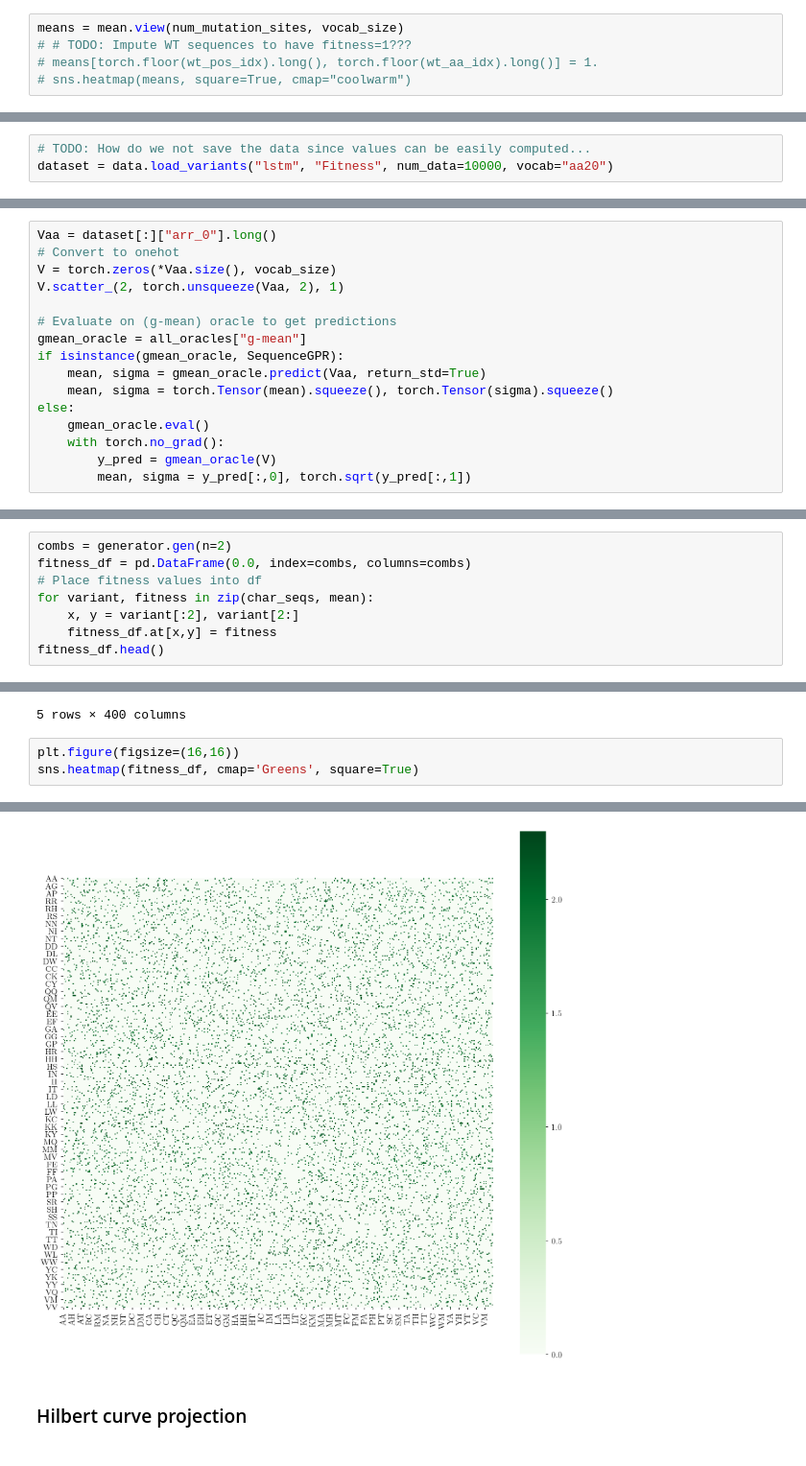
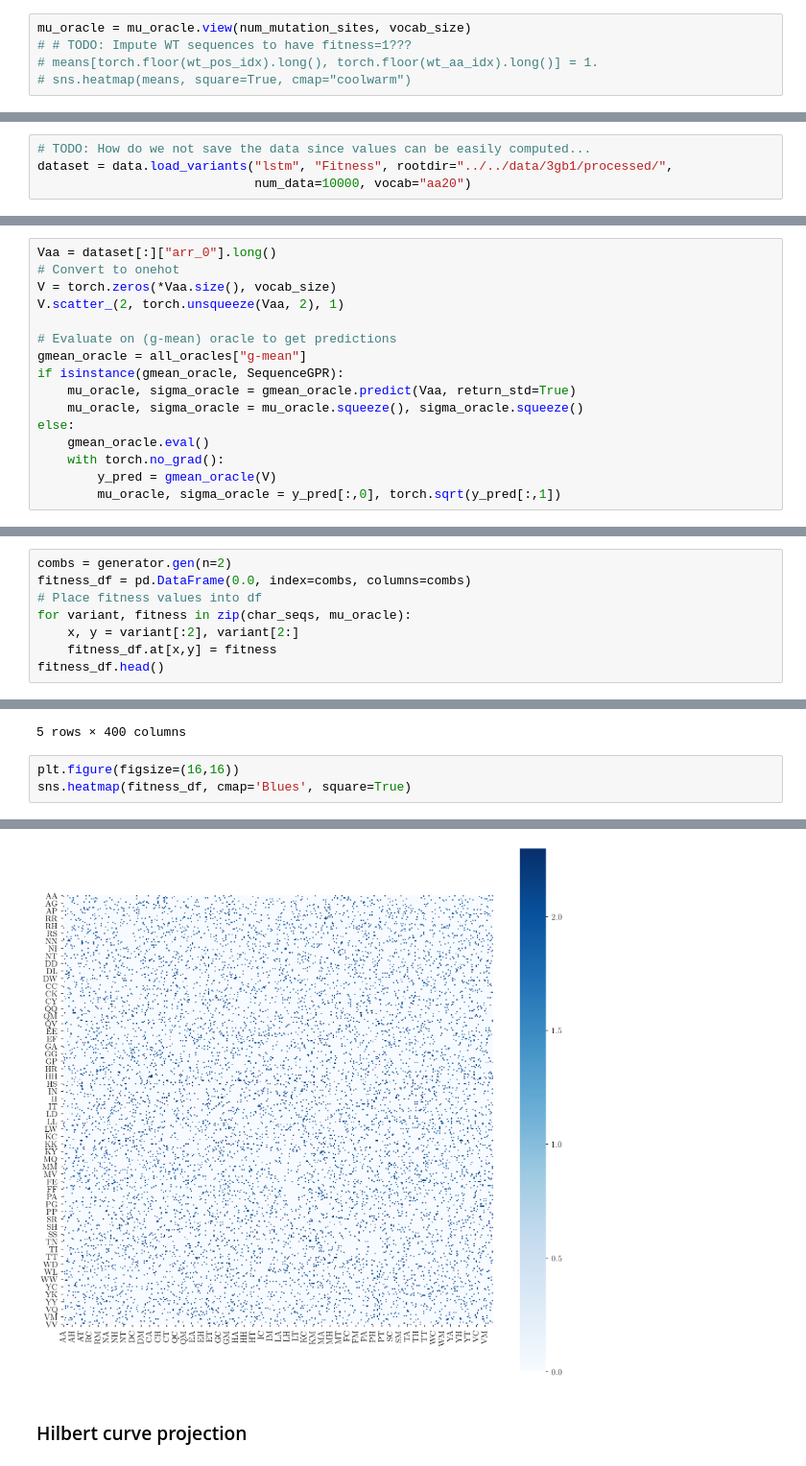
Before and after one commit to ayushkarnawat/profit, a Jupyter notebook: examples/gb1/pred_vs_true.ipynb, the cells around one changed output, grey strips where cells are left out. Shown at 96% size. Saved outputs shown, nothing was run; the diff lists cells and outputs as text.

```diff
--- a/examples/gb1/pred_vs_true.ipynb
+++ b/examples/gb1/pred_vs_true.ipynb
@@ -505,5 +499,5 @@ Text(0.5, 1.0, 'Protein fitness (PDB: 3GB1)')
 # %%
-means = mean.view(num_mutation_sites, vocab_size)
+mu_oracle = mu_oracle.view(num_mutation_sites, vocab_size)
 # # TODO: Impute WT sequences to have fitness=1???
 # means[torch.floor(wt_pos_idx).long(), torch.floor(wt_aa_idx).long()] = 1.
 # sns.heatmap(means, square=True, cmap="coolwarm")
@@ -600,4 +566,5 @@ from examples.gb1 import data
 # %%
 # TODO: How do we not save the data since values can be easily computed...
-dataset = data.load_variants("lstm", "Fitness", num_data=10000, vocab="aa20")
+dataset = data.load_variants("lstm", "Fitness", rootdir="../../data/3gb1/processed/",
+                             num_data=10000, vocab="aa20")
 # %% [output]
@@ -613,13 +580,13 @@ V.scatter_(2, torch.unsqueeze(Vaa, 2), 1)
 # Evaluate on (g-mean) oracle to get predictions
 gmean_oracle = all_oracles["g-mean"]
 if isinstance(gmean_oracle, SequenceGPR):
-    mean, sigma = gmean_oracle.predict(Vaa, return_std=True)
-    mean, sigma = torch.Tensor(mean).squeeze(), torch.Tensor(sigma).squeeze()
+    mu_oracle, sigma_oracle = gmean_oracle.predict(Vaa, return_std=True)
+    mu_oracle, sigma_oracle = mu_oracle.squeeze(), sigma_oracle.squeeze()
 else:
     gmean_oracle.eval()
     with torch.no_grad():
         y_pred = gmean_oracle(V)
-        mean, sigma = y_pred[:,0], torch.sqrt(y_pred[:,1])
+        mu_oracle, sigma_oracle = y_pred[:,0], torch.sqrt(y_pred[:,1])
 # %% [markdown]
 ### Normal projection
 # %%
@@ -629,7 +596,7 @@ char_seqs = ["".join(tokenizer.decode(seq)) for seq in Vaa[:, pos].numpy()]
 combs = generator.gen(n=2)
 fitness_df = pd.DataFrame(0.0, index=combs, columns=combs)
 # Place fitness values into df
-for variant, fitness in zip(char_seqs, mean):
+for variant, fitness in zip(char_seqs, mu_oracle):
     x, y = variant[:2], variant[2:]
     fitness_df.at[x,y] = fitness
 fitness_df.head()
@@ -643,10 +610,10 @@ fitness_df.head()
 5 rows × 400 columns
 # %%
 plt.figure(figsize=(16,16))
-sns.heatmap(fitness_df, cmap='Greens', square=True)
+sns.heatmap(fitness_df, cmap='Blues', square=True)
 # %% [output]
 <matplotlib.axes._subplots.AxesSubplot at 0x...>
-[figure, old version]
+[figure, new version]
 # %% [markdown]
 ### Hilbert curve projection
 # %%
```
Also changed, not shown: parts of 46 cells of this notebook, 1 other file.
